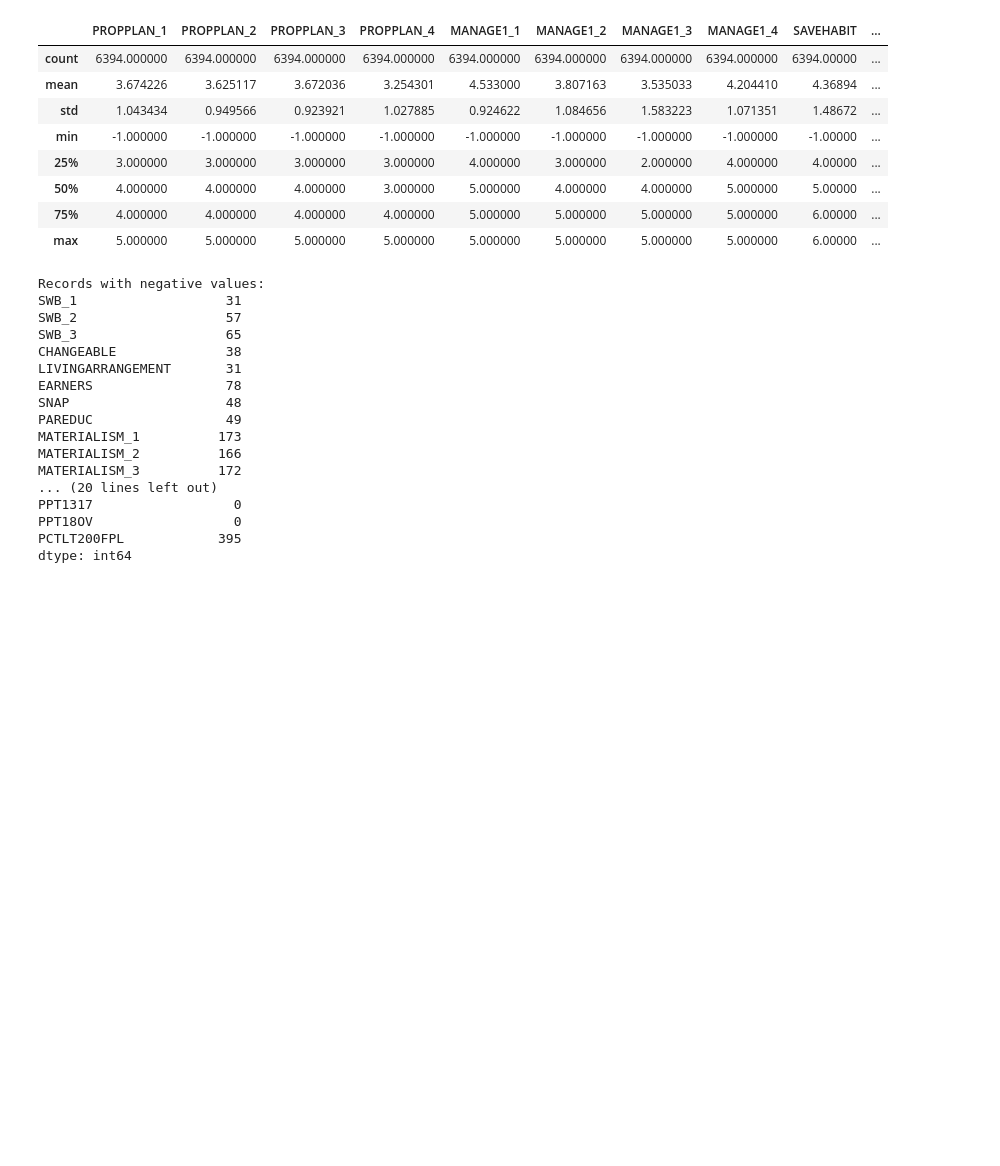
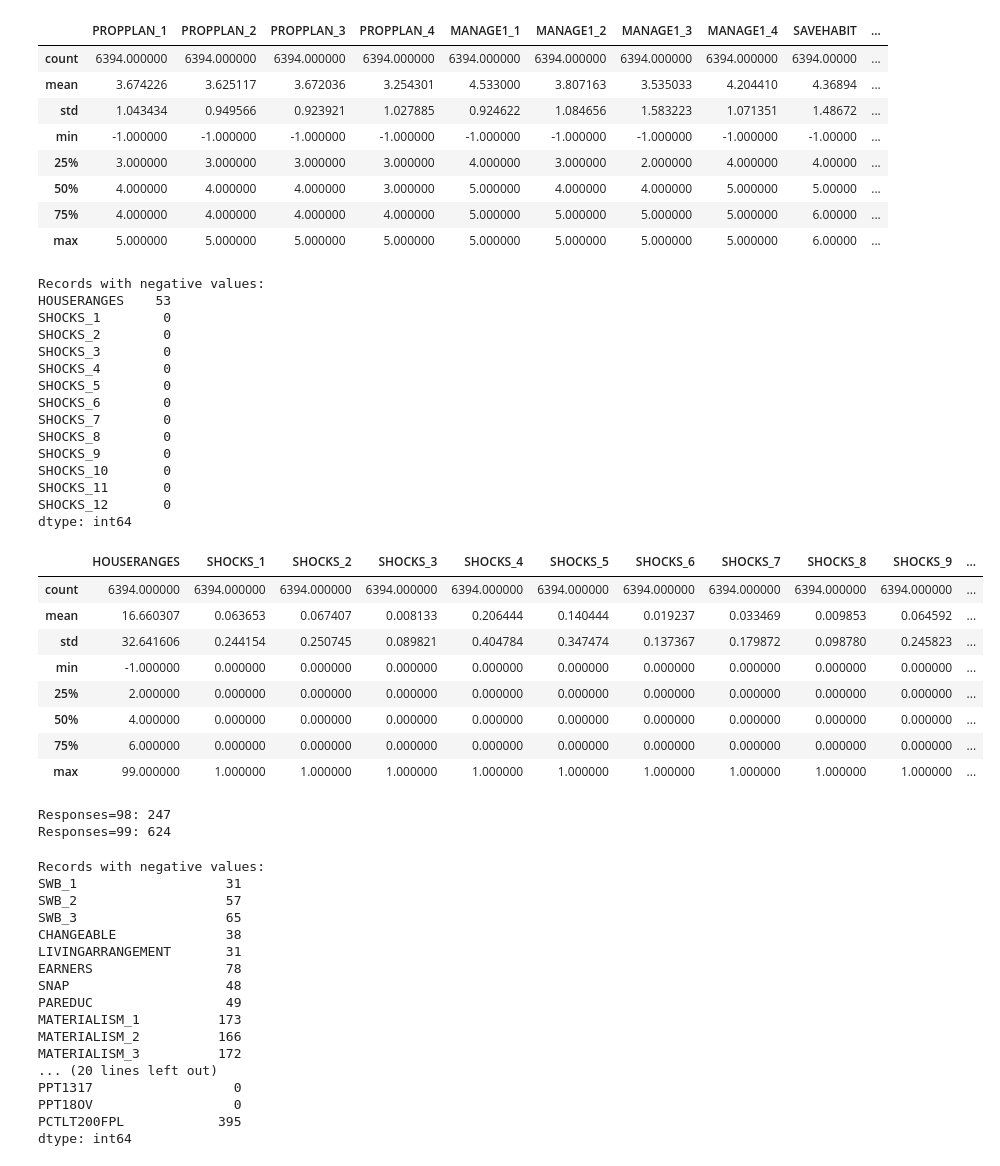
Before and after one commit to jeffdubo/project-4-financial-well-being, a Jupyter notebook: data_exploration_2.ipynb, the cells around one changed output. Saved outputs shown, nothing was run; the diff lists cells and outputs as text; code cells hidden in the pictures; blank space fills up the shorter version.

```diff
--- a/data_exploration_2.ipynb
+++ b/data_exploration_2.ipynb
@@ -436,6 +437,42 @@ dtype: int64
 | 50% | 4.000000 | 4.000000 | 4.000000 | 3.000000 | 5.000000 | 4.000000 | 4.000000 | 5.000000 | 5.00000 | ... |
 | 75% | 4.000000 | 4.000000 | 4.000000 | 4.000000 | 5.000000 | 5.000000 | 5.000000 | 5.000000 | 6.00000 | ... |
 | max | 5.000000 | 5.000000 | 5.000000 | 5.000000 | 5.000000 | 5.000000 | 5.000000 | 5.000000 | 6.00000 | ... |
+# %%
+# Financial Experiences
+fin_exp_df = survey_df[fin_exp_measures]
+print(f'Records with negative values:\n{fin_exp_df.lt(0).sum()}')
+fin_exp_df.describe()
+# %% [output]
+Records with negative values:
+HOUSERANGES    53
+SHOCKS_1        0
+SHOCKS_2        0
+SHOCKS_3        0
+SHOCKS_4        0
+SHOCKS_5        0
+SHOCKS_6        0
+SHOCKS_7        0
+SHOCKS_8        0
+SHOCKS_9        0
+SHOCKS_10       0
+SHOCKS_11       0
+SHOCKS_12       0
+dtype: int64
+|  | HOUSERANGES | SHOCKS_1 | SHOCKS_2 | SHOCKS_3 | SHOCKS_4 | SHOCKS_5 | SHOCKS_6 | SHOCKS_7 | SHOCKS_8 | SHOCKS_9 | ... |
+| count | 6394.000000 | 6394.000000 | 6394.000000 | 6394.000000 | 6394.000000 | 6394.000000 | 6394.000000 | 6394.000000 | 6394.000000 | 6394.000000 | ... |
+| mean | 16.660307 | 0.063653 | 0.067407 | 0.008133 | 0.206444 | 0.140444 | 0.019237 | 0.033469 | 0.009853 | 0.064592 | ... |
+| std | 32.641606 | 0.244154 | 0.250745 | 0.089821 | 0.404784 | 0.347474 | 0.137367 | 0.179872 | 0.098780 | 0.245823 | ... |
+| min | -1.000000 | 0.000000 | 0.000000 | 0.000000 | 0.000000 | 0.000000 | 0.000000 | 0.000000 | 0.000000 | 0.000000 | ... |
+| 25% | 2.000000 | 0.000000 | 0.000000 | 0.000000 | 0.000000 | 0.000000 | 0.000000 | 0.000000 | 0.000000 | 0.000000 | ... |
+| 50% | 4.000000 | 0.000000 | 0.000000 | 0.000000 | 0.000000 | 0.000000 | 0.000000 | 0.000000 | 0.000000 | 0.000000 | ... |
+| 75% | 6.000000 | 0.000000 | 0.000000 | 0.000000 | 0.000000 | 0.000000 | 0.000000 | 0.000000 | 0.000000 | 0.000000 | ... |
+| max | 99.000000 | 1.000000 | 1.000000 | 1.000000 | 1.000000 | 1.000000 | 1.000000 | 1.000000 | 1.000000 | 1.000000 | ... |
+# %%
+print(f"Responses=98: {len(fin_exp_df[fin_exp_df['HOUSERANGES'] == 98])}")
+print(f"Responses=99: {len(fin_exp_df[fin_exp_df['HOUSERANGES'] == 99])}")
+# %% [output]
+Responses=98: 247
+Responses=99: 624
 # %%
 # Other
 other_df = survey_df[other_measures]
```
Also changed, not shown: parts of 8 cells of this notebook, 2 other files.
